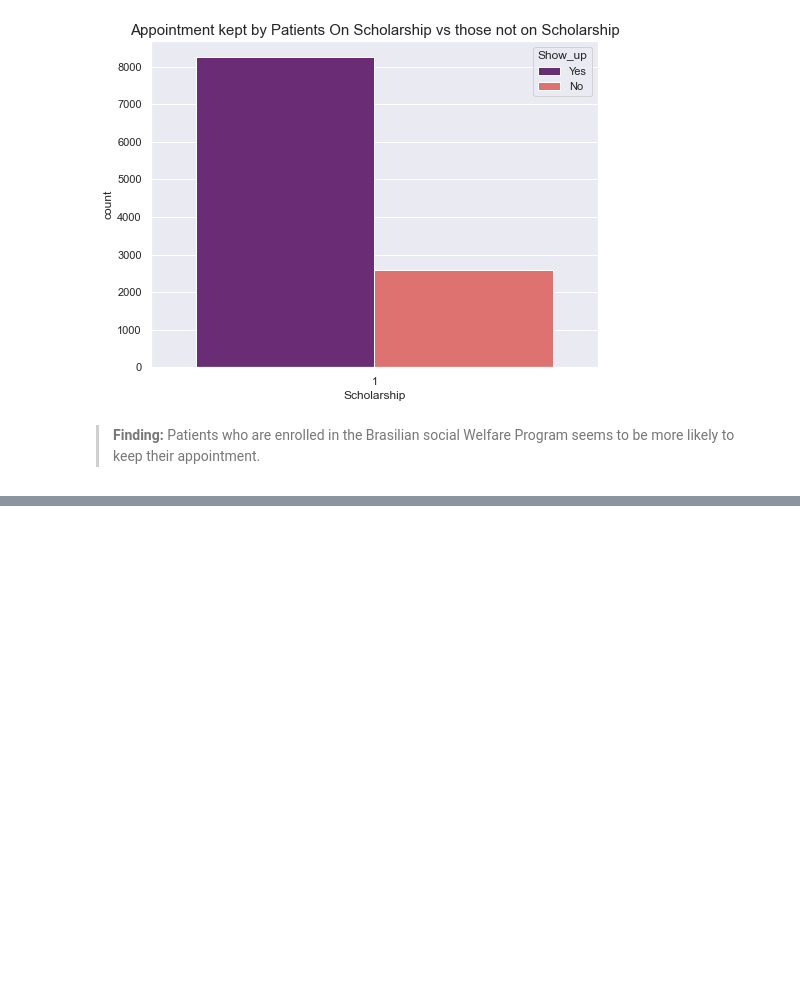
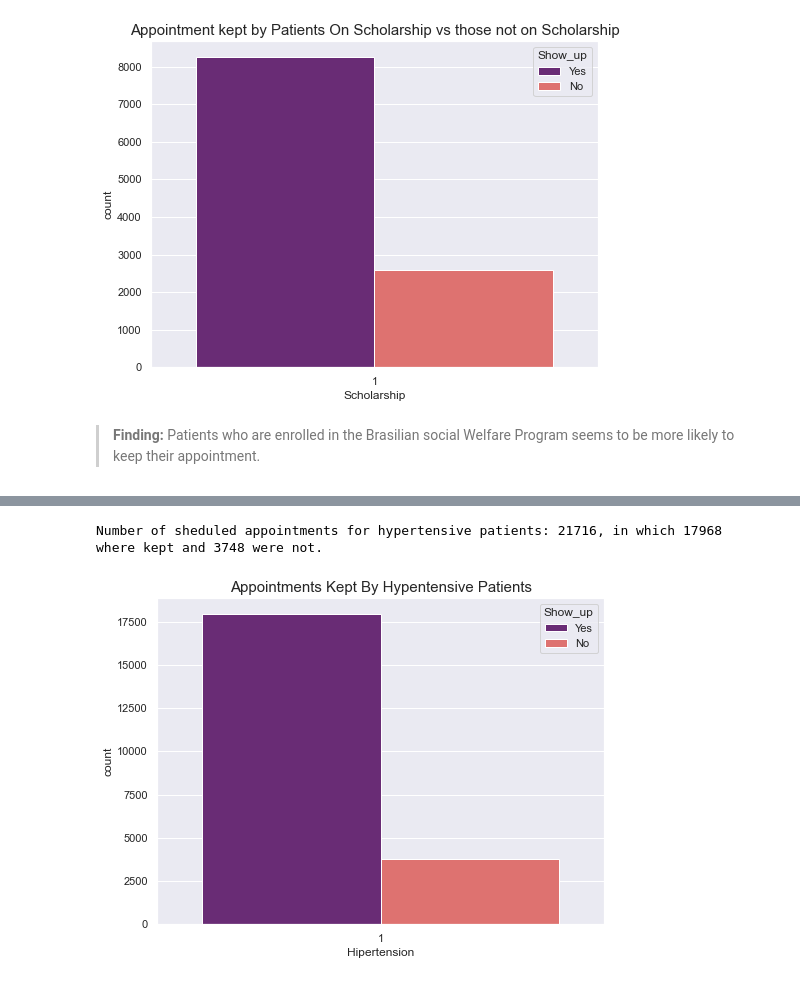
Before and after one commit to PatrickEmmanuel/NO-SHOW-APPOINTMENT-DATA-EXPLORATION-AND-ANALYSIS, a Jupyter notebook: No-Show-Appointment-Data-Exploration-And-Analysis.ipynb, the cells around one changed output, grey strips where cells are left out. Saved outputs shown, nothing was run; the diff lists cells and outputs as text; code cells hidden in the pictures; blank space fills up the shorter version.

```diff
--- a/No-Show-Appointment-Data-Exploration-And-Analysis.ipynb
+++ b/No-Show-Appointment-Data-Exploration-And-Analysis.ipynb
@@ -338,0 +360,7 @@ Name: Show_up, dtype: int64
+# %%
+#Printing and visualizing the number of scheduled appointment for Hypertensive patients.
+print_("Hipertension")
+bar_plots("Hipertension", data=df[df["Hipertension"]==1], title="Appointments Kept By Hypentensive Patients")
+# %% [output]
+Number of sheduled appointments for hypertensive patients: 21716, in which 17968 where kept and 3748 were not.
+[figure, added]
```
Also changed, not shown: parts of 7 cells of this notebook.
